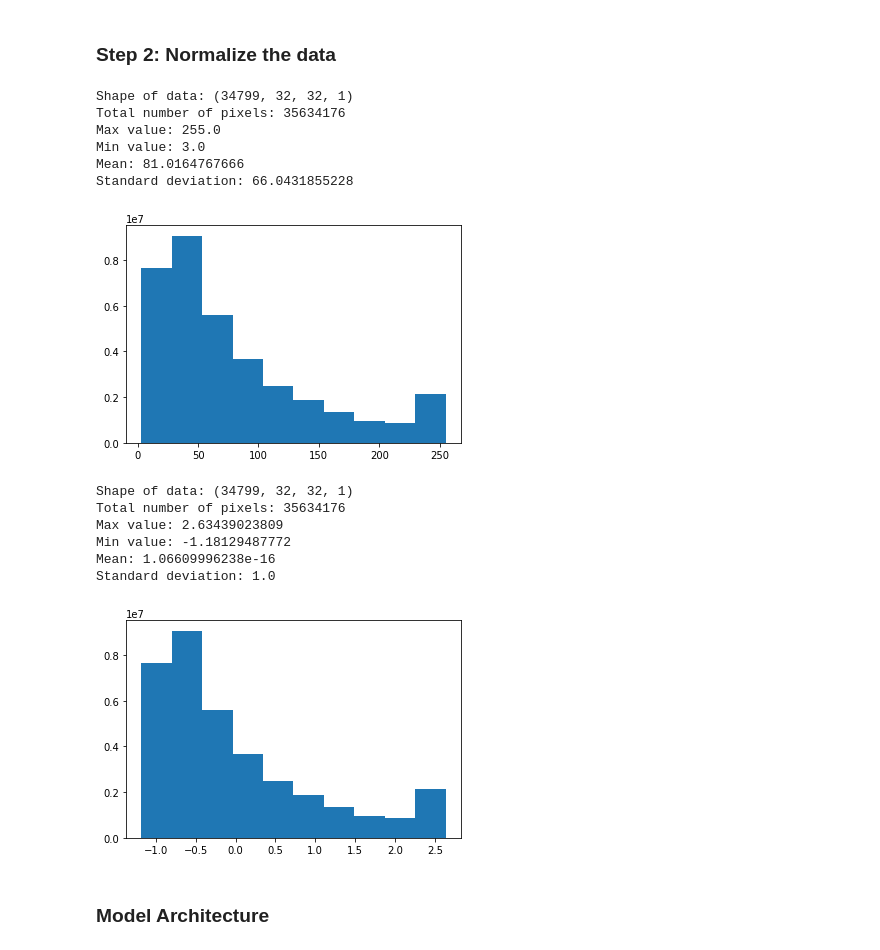
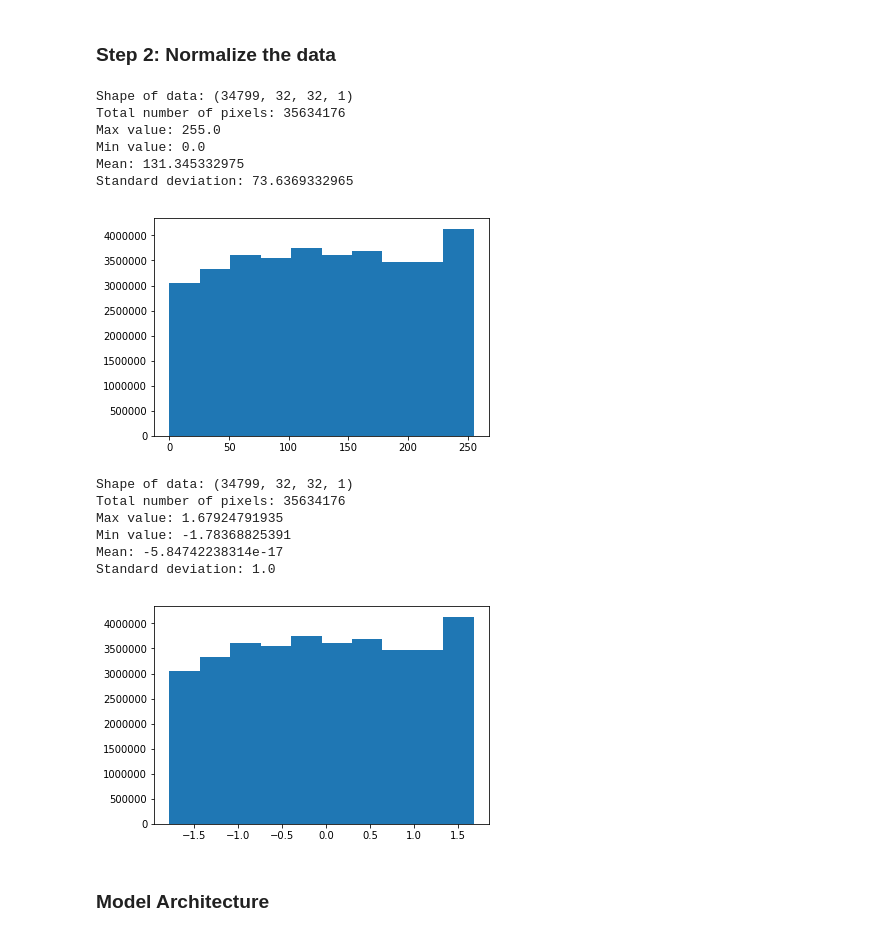
Before and after one commit to dmsehuang/CarND-Traffic-Sign-Classifier, a Jupyter notebook: Traffic_Sign_Classifier.ipynb, the cells around one changed output. Saved outputs shown, nothing was run; the diff lists cells and outputs as text; code cells hidden in the pictures.

```diff
--- a/Traffic_Sign_Classifier.ipynb
+++ b/Traffic_Sign_Classifier.ipynb
@@ -191,6 +191,7 @@ def grayscale(X_train):
     X_train_gray = np.zeros((n, h, w, 1))
     for i in range(n):
         image = cv2.cvtColor(X_train[i], cv2.COLOR_BGR2GRAY)
+        image = cv2.equalizeHist(image) # equalize the image
         image = np.reshape(image, (h, w, 1))
         X_train_gray[i] = image
     return X_train_gray
@@ -240,27 +241,29 @@ def normalize(X):
 # %%
 # Before normalize:
 disp_stats(X_train)
 
 # Normalize:
 X_train = normalize(X_train)
+X_valid = normalize(X_valid)
+X_test = normalize(X_test)
 
 # After normalize:
 disp_stats(X_train)
 # %% [output]
 Shape of data: (34799, 32, 32, 1)
 Total number of pixels: 35634176
 Max value: 255.0
-Min value: 3.0
-Mean: 81.0164767666
-Standard deviation: 66.0431855228
+Min value: 0.0
+Mean: 131.345332975
+Standard deviation: 73.6369332965
-[figure, old version]
+[figure, new version]
 Shape of data: (34799, 32, 32, 1)
 Total number of pixels: 35634176
-Max value: 2.63439023809
-Min value: -1.18129487772
-Mean: 1.06609996238e-16
+Max value: 1.67924791935
+Min value: -1.78368825391
+Mean: -5.84742238314e-17
 Standard deviation: 1.0
-[figure, old version]
+[figure, new version]
 # %% [markdown]
 ### Model Architecture
 # %%
```
Also changed, not shown: parts of 9 cells of this notebook.
